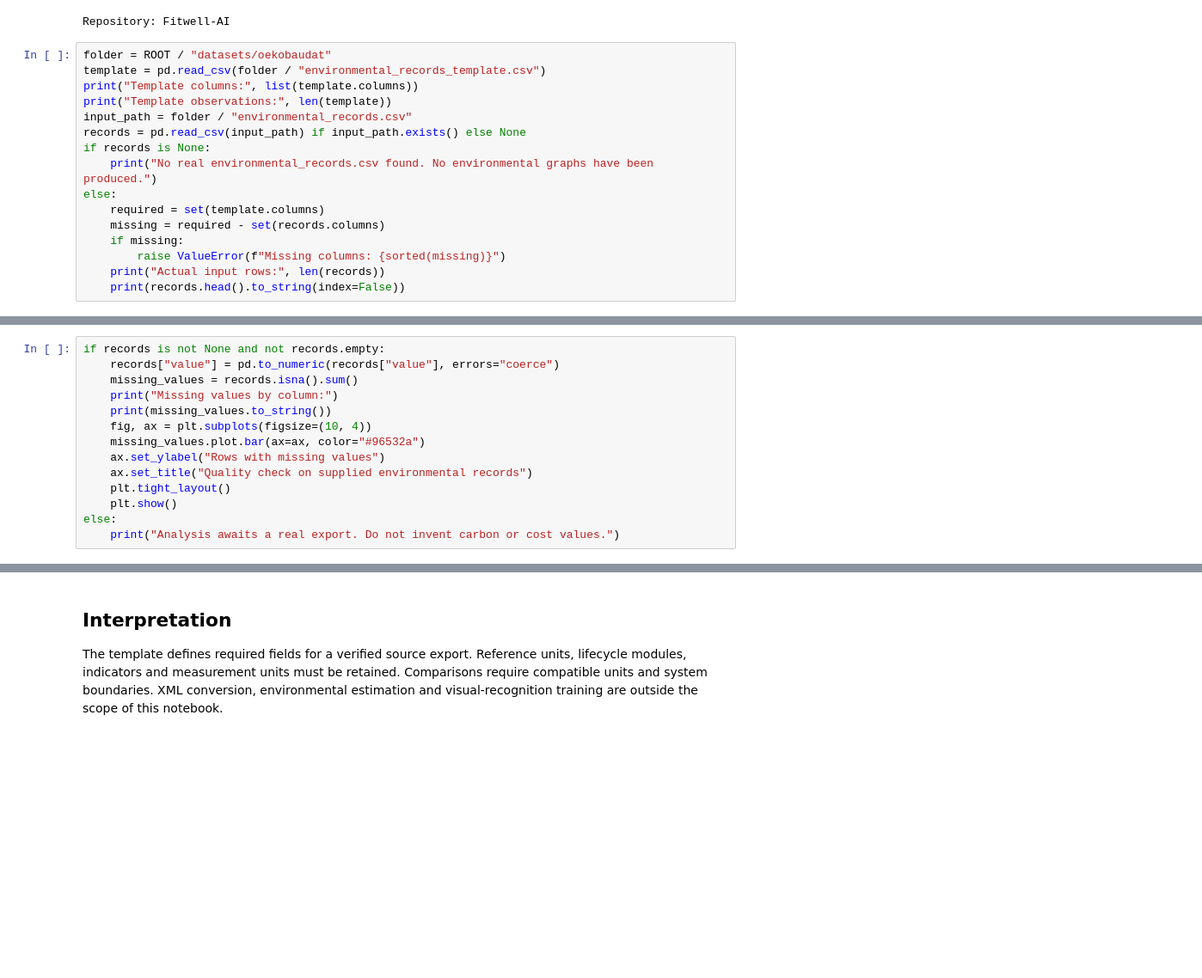
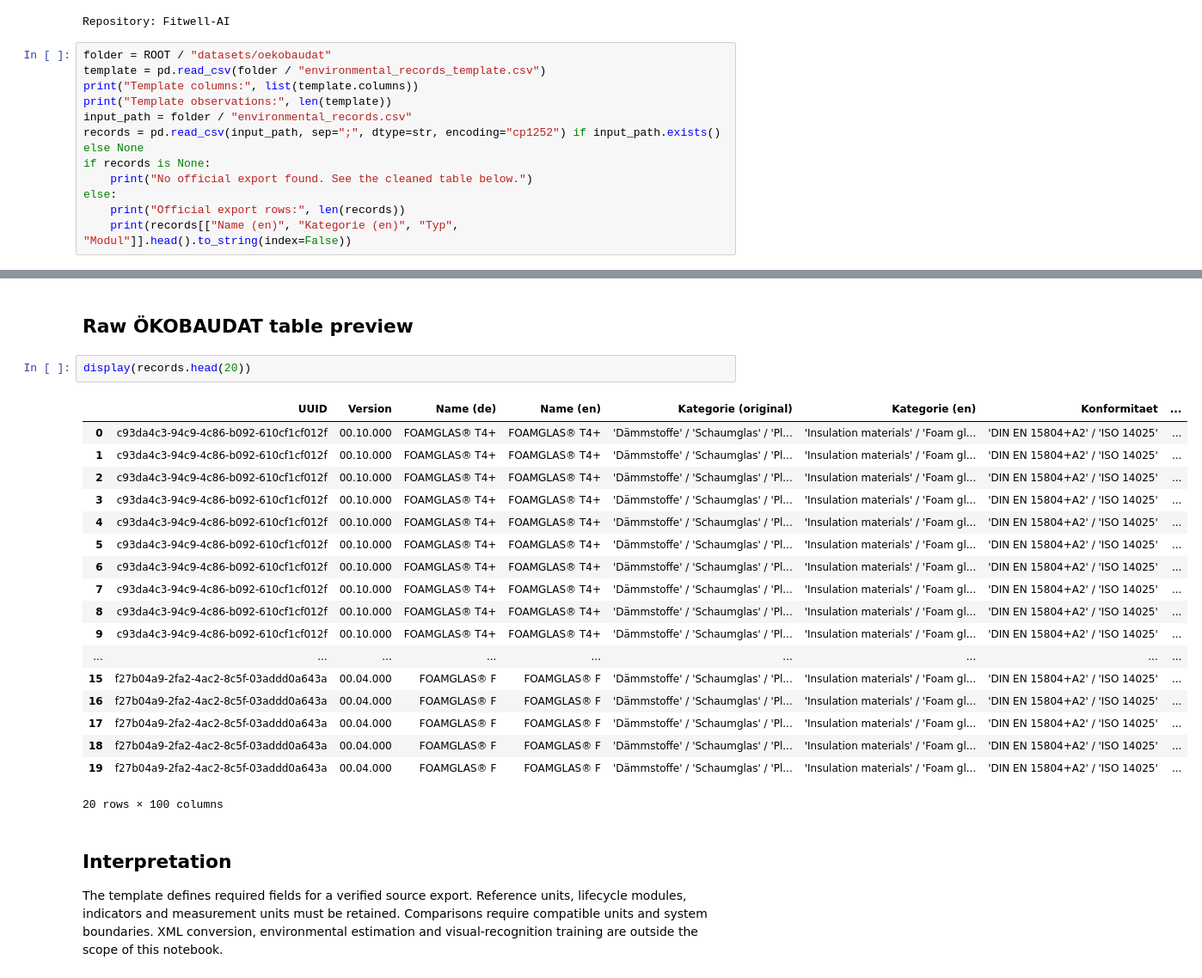
Before and after one commit to samihaabedanur/Fitwell-AI, a Jupyter notebook: notebooks/04_oekobaudat_analysis.ipynb, the cells around one changed output, grey strips where cells are left out. Shown at 86% size. Saved outputs shown, nothing was run; the diff lists cells and outputs as text; blank space fills up the shorter version.

```diff
--- a/notebooks/04_oekobaudat_analysis.ipynb
+++ b/notebooks/04_oekobaudat_analysis.ipynb
@@ -21,16 +21,12 @@ template = pd.read_csv(folder / "environmental_records_template.csv")
 print("Template columns:", list(template.columns))
 print("Template observations:", len(template))
 input_path = folder / "environmental_records.csv"
-records = pd.read_csv(input_path) if input_path.exists() else None
+records = pd.read_csv(input_path, sep=";", dtype=str, encoding="cp1252") if input_path.exists() else None
 if records is None:
-    print("No real environmental_records.csv found. No environmental graphs have been produced.")
+    print("No official export found. See the cleaned table below.")
 else:
-    required = set(template.columns)
-    missing = required - set(records.columns)
-    if missing:
-        raise ValueError(f"Missing columns: {sorted(missing)}")
-    print("Actual input rows:", len(records))
-    print(records.head().to_string(index=False))
+    print("Official export rows:", len(records))
+    print(records[["Name (en)", "Kategorie (en)", "Typ", "Modul"]].head().to_string(index=False))
 # %% [output]
 Template columns: ['source_record_id', 'material_name', 'reference_unit', 'lifecycle_module', 'indicator', 'value', 'unit', 'source_url']
 Template observations: 0
@@ -38,14 +39,0 @@ No real environmental_records.csv found. No environmental graphs have been produ
-# %%
-if records is not None and not records.empty:
-    records["value"] = pd.to_numeric(records["value"], errors="coerce")
-    missing_values = records.isna().sum()
-    print("Missing values by column:")
-    print(missing_values.to_string())
-    fig, ax = plt.subplots(figsize=(10, 4))
-    missing_values.plot.bar(ax=ax, color="#96532a")
-    ax.set_ylabel("Rows with missing values")
-    ax.set_title("Quality check on supplied environmental records")
-    plt.tight_layout()
-    plt.show()
-else:
-    print("Analysis awaits a real export. Do not invent carbon or cost values.")
@@ -54,3 +47,26 @@ Analysis awaits a real export. Do not invent carbon or cost values.
+# %% [markdown]
+## Raw ÖKOBAUDAT table preview
+# %%
+display(records.head(20))
+# %% [output]
+|  | UUID | Version | Name (de) | Name (en) | Kategorie (original) | Kategorie (en) | Konformitaet | ... |
+| 0 | c93da4c3-94c9-4c86-b092-610cf1cf012f | 00.10.000 | FOAMGLAS® T4+ | FOAMGLAS® T4+ | 'Dämmstoffe' / 'Schaumglas' / 'Pl... | 'Insulation materials' / 'Foam gl... | 'DIN EN 15804+A2' / 'ISO 14025' | ... |
+| 1 | c93da4c3-94c9-4c86-b092-610cf1cf012f | 00.10.000 | FOAMGLAS® T4+ | FOAMGLAS® T4+ | 'Dämmstoffe' / 'Schaumglas' / 'Pl... | 'Insulation materials' / 'Foam gl... | 'DIN EN 15804+A2' / 'ISO 14025' | ... |
+| 2 | c93da4c3-94c9-4c86-b092-610cf1cf012f | 00.10.000 | FOAMGLAS® T4+ | FOAMGLAS® T4+ | 'Dämmstoffe' / 'Schaumglas' / 'Pl... | 'Insulation materials' / 'Foam gl... | 'DIN EN 15804+A2' / 'ISO 14025' | ... |
+| 3 | c93da4c3-94c9-4c86-b092-610cf1cf012f | 00.10.000 | FOAMGLAS® T4+ | FOAMGLAS® T4+ | 'Dämmstoffe' / 'Schaumglas' / 'Pl... | 'Insulation materials' / 'Foam gl... | 'DIN EN 15804+A2' / 'ISO 14025' | ... |
+| 4 | c93da4c3-94c9-4c86-b092-610cf1cf012f | 00.10.000 | FOAMGLAS® T4+ | FOAMGLAS® T4+ | 'Dämmstoffe' / 'Schaumglas' / 'Pl... | 'Insulation materials' / 'Foam gl... | 'DIN EN 15804+A2' / 'ISO 14025' | ... |
+| 5 | c93da4c3-94c9-4c86-b092-610cf1cf012f | 00.10.000 | FOAMGLAS® T4+ | FOAMGLAS® T4+ | 'Dämmstoffe' / 'Schaumglas' / 'Pl... | 'Insulation materials' / 'Foam gl... | 'DIN EN 15804+A2' / 'ISO 14025' | ... |
+| 6 | c93da4c3-94c9-4c86-b092-610cf1cf012f | 00.10.000 | FOAMGLAS® T4+ | FOAMGLAS® T4+ | 'Dämmstoffe' / 'Schaumglas' / 'Pl... | 'Insulation materials' / 'Foam gl... | 'DIN EN 15804+A2' / 'ISO 14025' | ... |
+| 7 | c93da4c3-94c9-4c86-b092-610cf1cf012f | 00.10.000 | FOAMGLAS® T4+ | FOAMGLAS® T4+ | 'Dämmstoffe' / 'Schaumglas' / 'Pl... | 'Insulation materials' / 'Foam gl... | 'DIN EN 15804+A2' / 'ISO 14025' | ... |
+| 8 | c93da4c3-94c9-4c86-b092-610cf1cf012f | 00.10.000 | FOAMGLAS® T4+ | FOAMGLAS® T4+ | 'Dämmstoffe' / 'Schaumglas' / 'Pl... | 'Insulation materials' / 'Foam gl... | 'DIN EN 15804+A2' / 'ISO 14025' | ... |
+| 9 | c93da4c3-94c9-4c86-b092-610cf1cf012f | 00.10.000 | FOAMGLAS® T4+ | FOAMGLAS® T4+ | 'Dämmstoffe' / 'Schaumglas' / 'Pl... | 'Insulation materials' / 'Foam gl... | 'DIN EN 15804+A2' / 'ISO 14025' | ... |
+| ... | ... | ... | ... | ... | ... | ... | ... | ... |
+| 15 | f27b04a9-2fa2-4ac2-8c5f-03addd0a643a | 00.04.000 | FOAMGLAS® F | FOAMGLAS® F | 'Dämmstoffe' / 'Schaumglas' / 'Pl... | 'Insulation materials' / 'Foam gl... | 'DIN EN 15804+A2' / 'ISO 14025' | ... |
+| 16 | f27b04a9-2fa2-4ac2-8c5f-03addd0a643a | 00.04.000 | FOAMGLAS® F | FOAMGLAS® F | 'Dämmstoffe' / 'Schaumglas' / 'Pl... | 'Insulation materials' / 'Foam gl... | 'DIN EN 15804+A2' / 'ISO 14025' | ... |
+| 17 | f27b04a9-2fa2-4ac2-8c5f-03addd0a643a | 00.04.000 | FOAMGLAS® F | FOAMGLAS® F | 'Dämmstoffe' / 'Schaumglas' / 'Pl... | 'Insulation materials' / 'Foam gl... | 'DIN EN 15804+A2' / 'ISO 14025' | ... |
+| 18 | f27b04a9-2fa2-4ac2-8c5f-03addd0a643a | 00.04.000 | FOAMGLAS® F | FOAMGLAS® F | 'Dämmstoffe' / 'Schaumglas' / 'Pl... | 'Insulation materials' / 'Foam gl... | 'DIN EN 15804+A2' / 'ISO 14025' | ... |
+| 19 | f27b04a9-2fa2-4ac2-8c5f-03addd0a643a | 00.04.000 | FOAMGLAS® F | FOAMGLAS® F | 'Dämmstoffe' / 'Schaumglas' / 'Pl... | 'Insulation materials' / 'Foam gl... | 'DIN EN 15804+A2' / 'ISO 14025' | ... |
+20 rows × 100 columns
 # %% [markdown]
 ## Interpretation
 
```
Also changed, not shown: parts of 10 cells of this notebook, 32 other files.
